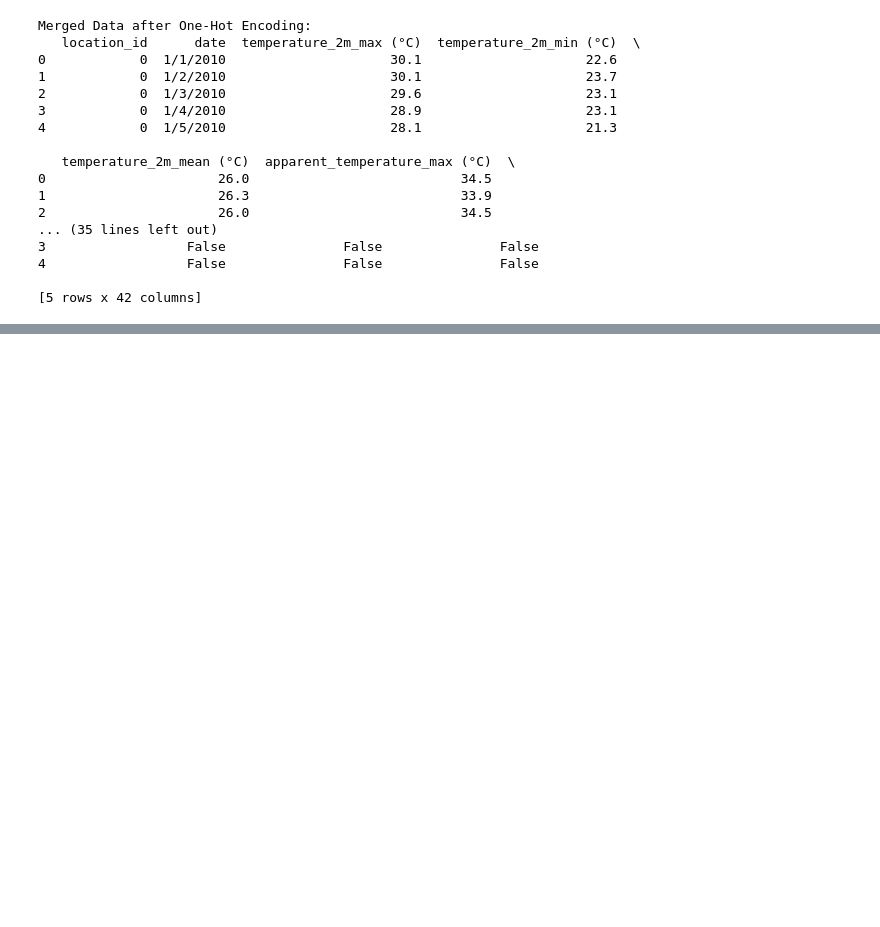
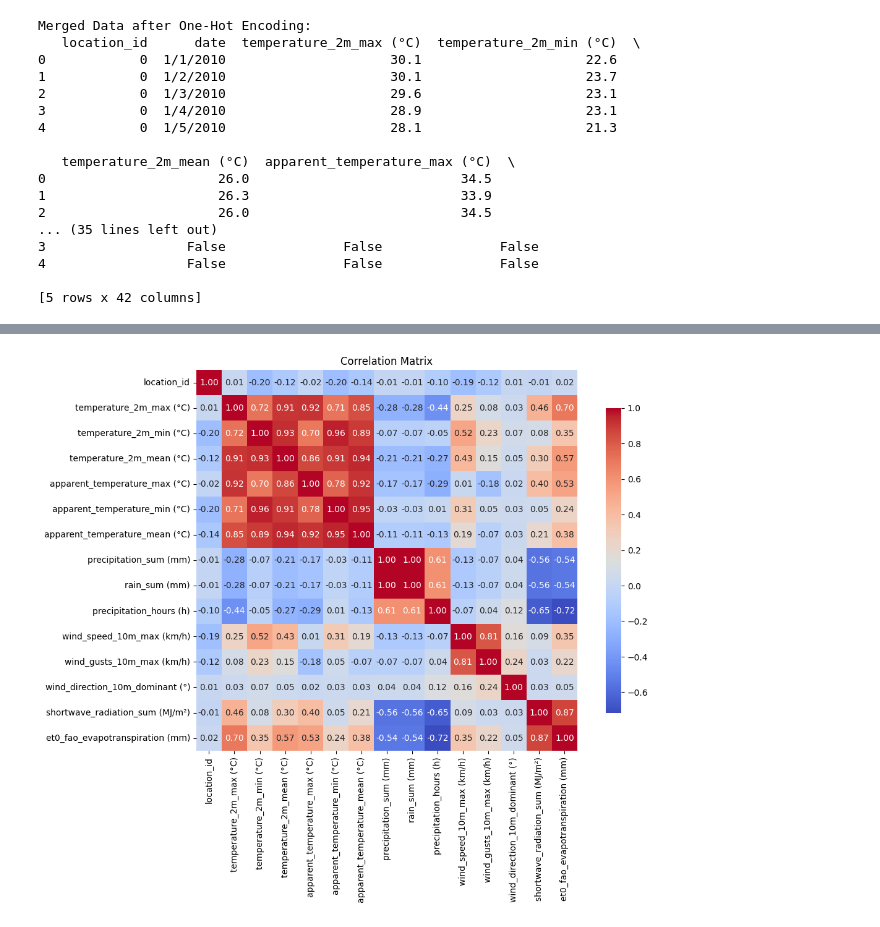
Before and after one commit to IT21271182/Deep-Learning-Project, a Jupyter notebook: IT21373916_RCNN.ipynb, the cells around one changed output, grey strips where cells are left out. Cells and saved outputs as stored; diff of their text form; code cells hidden in the pictures; blank space fills up the shorter version.

```diff
--- a/IT21373916_RCNN.ipynb
+++ b/IT21373916_RCNN.ipynb
@@ -176,17 +178,24 @@ plt.show()
 # %%
 import seaborn as sns
+import matplotlib.pyplot as plt
 
-# Remove one-hot encoded city columns before correlation
-weather_features = merged_data.drop(columns=city_columns)
+# Convert the 'date' column to datetime format if not already done
+merged_data['date'] = pd.to_datetime(merged_data['date'])
+
+# Ensure to include only numeric columns for correlation matrix
+# Drop date and one-hot encoded city columns
+weather_features = merged_data.select_dtypes(include=['float64', 'int64'])
 
 # Compute the correlation matrix
 correlation_matrix = weather_features.corr()
 
 # Plot the heatmap
 plt.figure(figsize=(12, 8))
-sns.heatmap(correlation_matrix, annot=True, fmt=".2f", cmap='coolwarm')
+sns.heatmap(correlation_matrix, annot=True, fmt=".2f", cmap='coolwarm', square=True, cbar_kws={"shrink": .8})
 plt.title('Correlation Matrix')
 plt.show()
+# %% [output]
+[figure, added]
 # %%
 from sklearn.preprocessing import MinMaxScaler
 
```
Also changed, not shown: parts of 14 cells of this notebook.
